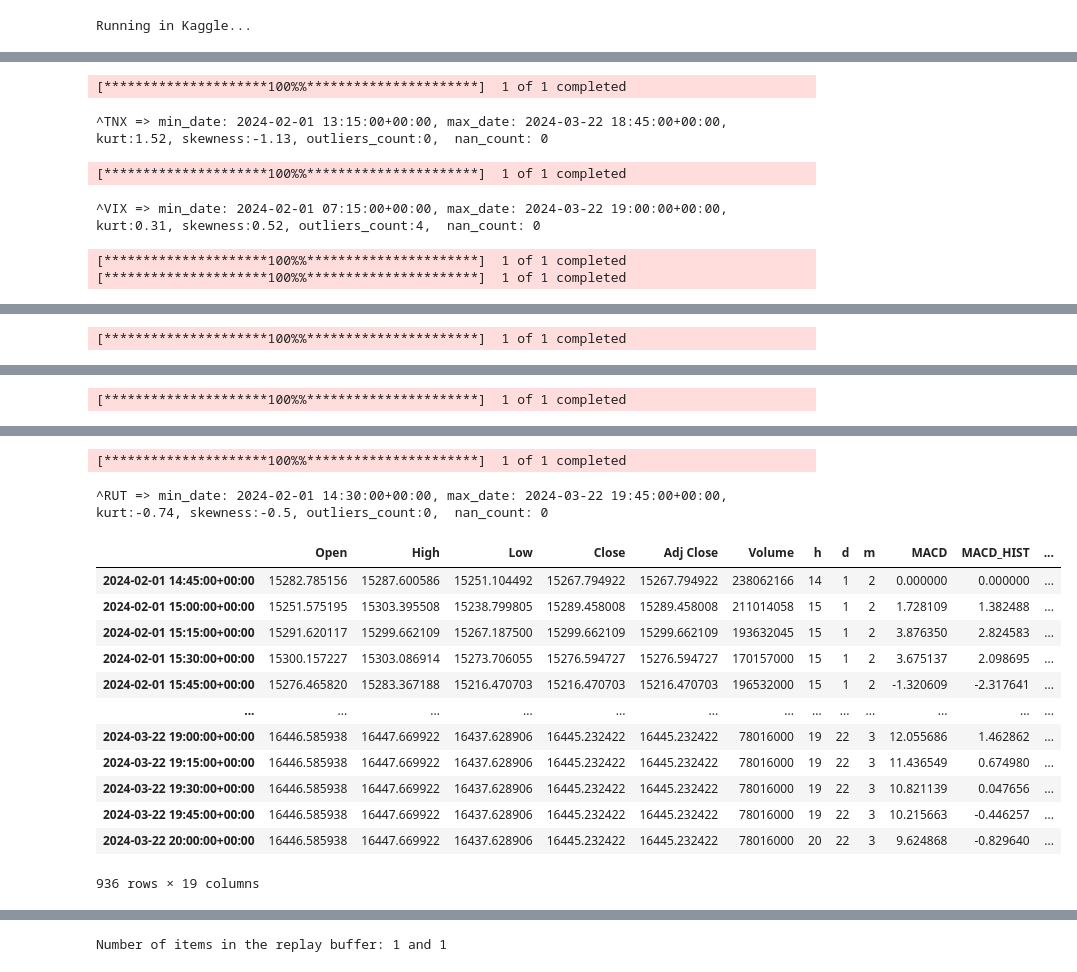
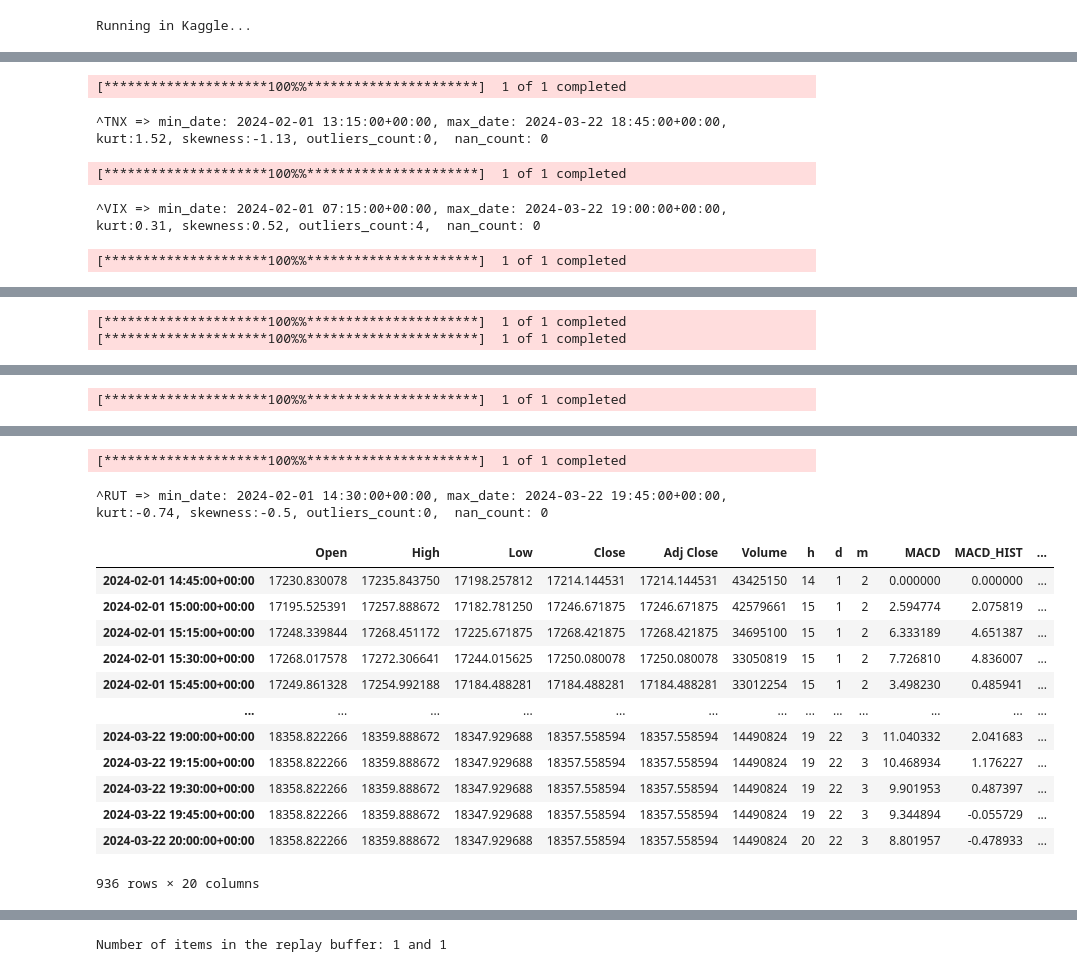
Before and after one commit to adamd1985/notebooks, a Jupyter notebook: rltest_v7.ipynb, the cells around one changed output, grey strips where cells are left out. Drawn from its saved outputs; the diff is of its cells as text; code cells hidden in the pictures.

```diff
--- a/rltest_v7.ipynb
+++ b/rltest_v7.ipynb
@@ -169,9 +169,9 @@ CRUDOIL_FUT="CL=F"
 RATES_INDEX = "^TNX"  # 10 Year Treasury Note Yield
 VOLATILITY_INDEX = "^VIX"  # CBOE Volatility Index
 SMALLCAP_INDEX = "^RUT" # Russell 2000 Index
-GOLD_INDEX = "^XAU"
+GOLD_INDEX = "^SPGSGC"
 MARKET = "^SPX" # SnP
-TECH = "^IXIC" # Nasdaq
+TECH = "^NDX" # Nasdaq
 CRUDOIL_INDEX="^SPGSCL"
 
 TARGET1 = TECH
@@ -191,7 +191,7 @@ ACTIONS = [ACT_SHORT, ACT_LONG]
 CAPITAL = 100000
 TRADE_COSTS_PERCENT = 35 / 100 / 100 # 25BPS costs
 
-MACRO_FEATURES = [RATES_INDEX, VOLATILITY_INDEX, GOLD_INDEX, CRUDOIL_INDEX]
+MACRO_FEATURES = [MARKET, RATES_INDEX, VOLATILITY_INDEX, GOLD_INDEX, CRUDOIL_INDEX]
 TA_FEATURES = ['MACD', 'MACD_HIST', 'MACD_SIG', 'ATR']
 FEATURES = ["Close", "High", "Low", "Open", "Volume"]
 TARGET_FEATURE = "Price Raw"
@@ -201,7 +201,7 @@ OBS_SPACE = (STATE_LEN)*len(FEATURES)
 ACT_SPACE = len(ACTIONS)
 
 LEARN_RATE = 1e-3
-TOTAL_ITERS = 20 # 20
+TOTAL_ITERS = 40 # 20
 TARGET_UPDATE = max(TOTAL_ITERS // 4, 10)
 TRAIN_EPISODES = TOTAL_ITERS * 20
 INIT_COLLECT = 100
@@ -227,7 +227,6 @@ DROPOUT = 0.5
 L2FACTOR = 0.000025
 NEURONS = 512
 LAYERS = (NEURONS,) * 6
-
 
 class StockFeat:
     DATETIME = "Datetime"
@@ -358,6 +357,7 @@ def decorate_ts(stock_df, target=False):
     ema = EMAIndicator(stock_df["Close"], window = 14, fillna = True)
     stock_df['EMA'] = ema.ema_indicator()
 
+    stock_df[MARKET] = tickers[MARKET]["Close"]
     stock_df[VOLATILITY_INDEX] = tickers[VOLATILITY_INDEX]["Close"]
     stock_df[RATES_INDEX] = tickers[RATES_INDEX]["Close"]
     stock_df[GOLD_INDEX] = tickers[GOLD_INDEX]["Close"]
@@ -382,4 +382,3 @@ stock1_df
 [*********************100%%**********************]  1 of 1 completed
 ^VIX => min_date: 2024-02-01 07:15:00+00:00, max_date: 2024-03-22 19:00:00+00:00, kurt:0.31, skewness:0.52, outliers_count:4,  nan_count: 0
 [*********************100%%**********************]  1 of 1 completed
-[*********************100%%**********************]  1 of 1 completed
@@ -388 +386,2 @@ stock1_df
 [*********************100%%**********************]  1 of 1 completed
+[*********************100%%**********************]  1 of 1 completed
@@ -391,19 +391,19 @@ stock1_df
 ^SPX => min_date: 2024-02-01 14:30:00+00:00, max_date: 2024-03-22 19:45:00+00:00, kurt:-0.77, skewness:-0.09, outliers_count:0,  nan_count: 0
 [*********************100%%**********************]  1 of 1 completed
 ^RUT => min_date: 2024-02-01 14:30:00+00:00, max_date: 2024-03-22 19:45:00+00:00, kurt:-0.74, skewness:-0.5, outliers_count:0,  nan_count: 0
 |  | Open | High | Low | Close | Adj Close | Volume | h | d | m | MACD | MACD_HIST | ... |
-| 2024-02-01 14:45:00+00:00 | 15282.785156 | 15287.600586 | 15251.104492 | 15267.794922 | 15267.794922 | 238062166 | 14 | 1 | 2 | 0.000000 | 0.000000 | ... |
-| 2024-02-01 15:00:00+00:00 | 15251.575195 | 15303.395508 | 15238.799805 | 15289.458008 | 15289.458008 | 211014058 | 15 | 1 | 2 | 1.728109 | 1.382488 | ... |
-| 2024-02-01 15:15:00+00:00 | 15291.620117 | 15299.662109 | 15267.187500 | 15299.662109 | 15299.662109 | 193632045 | 15 | 1 | 2 | 3.876350 | 2.824583 | ... |
-| 2024-02-01 15:30:00+00:00 | 15300.157227 | 15303.086914 | 15273.706055 | 15276.594727 | 15276.594727 | 170157000 | 15 | 1 | 2 | 3.675137 | 2.098695 | ... |
-| 2024-02-01 15:45:00+00:00 | 15276.465820 | 15283.367188 | 15216.470703 | 15216.470703 | 15216.470703 | 196532000 | 15 | 1 | 2 | -1.320609 | -2.317641 | ... |
+| 2024-02-01 14:45:00+00:00 | 17230.830078 | 17235.843750 | 17198.257812 | 17214.144531 | 17214.144531 | 43425150 | 14 | 1 | 2 | 0.000000 | 0.000000 | ... |
+| 2024-02-01 15:00:00+00:00 | 17195.525391 | 17257.888672 | 17182.781250 | 17246.671875 | 17246.671875 | 42579661 | 15 | 1 | 2 | 2.594774 | 2.075819 | ... |
+| 2024-02-01 15:15:00+00:00 | 17248.339844 | 17268.451172 | 17225.671875 | 17268.421875 | 17268.421875 | 34695100 | 15 | 1 | 2 | 6.333189 | 4.651387 | ... |
+| 2024-02-01 15:30:00+00:00 | 17268.017578 | 17272.306641 | 17244.015625 | 17250.080078 | 17250.080078 | 33050819 | 15 | 1 | 2 | 7.726810 | 4.836007 | ... |
+| 2024-02-01 15:45:00+00:00 | 17249.861328 | 17254.992188 | 17184.488281 | 17184.488281 | 17184.488281 | 33012254 | 15 | 1 | 2 | 3.498230 | 0.485941 | ... |
 | ... | ... | ... | ... | ... | ... | ... | ... | ... | ... | ... | ... | ... |
-| 2024-03-22 19:00:00+00:00 | 16446.585938 | 16447.669922 | 16437.628906 | 16445.232422 | 16445.232422 | 78016000 | 19 | 22 | 3 | 12.055686 | 1.462862 | ... |
-| 2024-03-22 19:15:00+00:00 | 16446.585938 | 16447.669922 | 16437.628906 | 16445.232422 | 16445.232422 | 78016000 | 19 | 22 | 3 | 11.436549 | 0.674980 | ... |
-| 2024-03-22 19:30:00+00:00 | 16446.585938 | 16447.669922 | 16437.628906 | 16445.232422 | 16445.232422 | 78016000 | 19 | 22 | 3 | 10.821139 | 0.047656 | ... |
-| 2024-03-22 19:45:00+00:00 | 16446.585938 | 16447.669922 | 16437.628906 | 16445.232422 | 16445.232422 | 78016000 | 19 | 22 | 3 | 10.215663 | -0.446257 | ... |
-| 2024-03-22 20:00:00+00:00 | 16446.585938 | 16447.669922 | 16437.628906 | 16445.232422 | 16445.232422 | 78016000 | 20 | 22 | 3 | 9.624868 | -0.829640 | ... |
+| 2024-03-22 19:00:00+00:00 | 18358.822266 | 18359.888672 | 18347.929688 | 18357.558594 | 18357.558594 | 14490824 | 19 | 22 | 3 | 11.040332 | 2.041683 | ... |
+| 2024-03-22 19:15:00+00:00 | 18358.822266 | 18359.888672 | 18347.929688 | 18357.558594 | 18357.558594 | 14490824 | 19 | 22 | 3 | 10.468934 | 1.176227 | ... |
+| 2024-03-22 19:30:00+00:00 | 18358.822266 | 18359.888672 | 18347.929688 | 18357.558594 | 18357.558594 | 14490824 | 19 | 22 | 3 | 9.901953 | 0.487397 | ... |
+| 2024-03-22 19:45:00+00:00 | 18358.822266 | 18359.888672 | 18347.929688 | 18357.558594 | 18357.558594 | 14490824 | 19 | 22 | 3 | 9.344894 | -0.055729 | ... |
+| 2024-03-22 20:00:00+00:00 | 18358.822266 | 18359.888672 | 18347.929688 | 18357.558594 | 18357.558594 | 14490824 | 20 | 22 | 3 | 8.801957 | -0.478933 | ... |
-936 rows × 19 columns
+936 rows × 20 columns
 # %%
 class TradingEnv(py_environment.PyEnvironment):
     """
```
Also changed, not shown: parts of 10 cells of this notebook.
